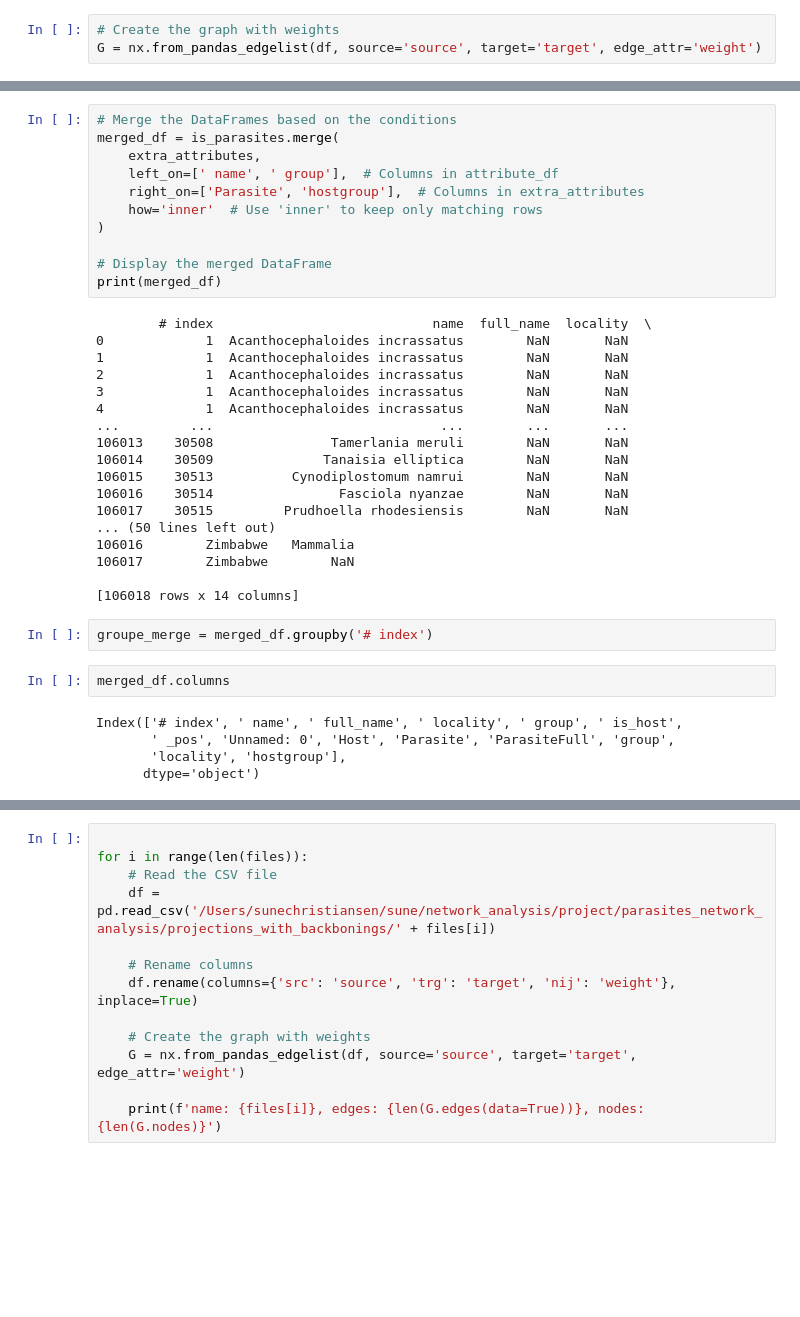
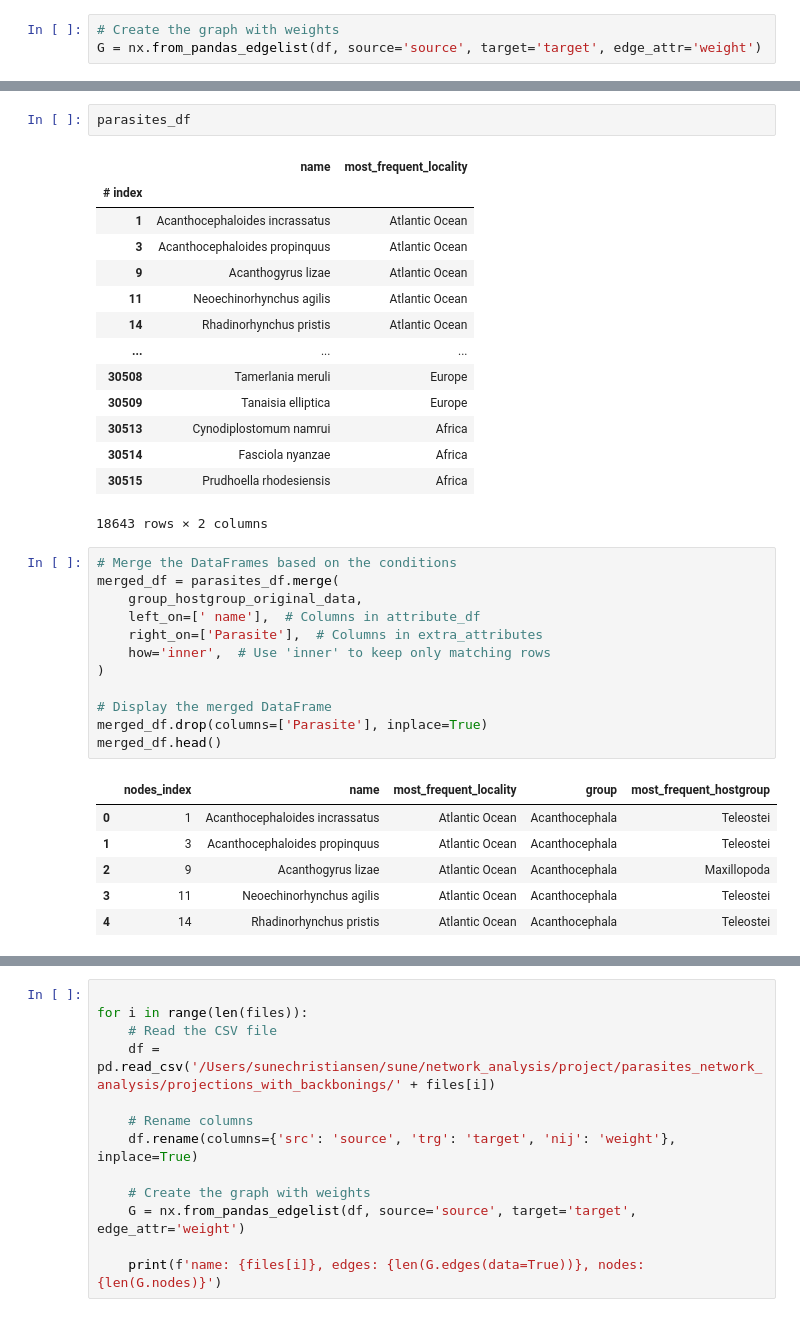
Before and after one commit to ikradnegyhusz/parasites_network_analysis, a Jupyter notebook: notebooks/0.01-skc-projection_test.ipynb, the cells around one changed output, grey strips where cells are left out. Saved outputs shown, nothing was run; the diff lists cells and outputs as text; blank space fills up the shorter version.

```diff
--- a/notebooks/0.01-skc-projection_test.ipynb
+++ b/notebooks/0.01-skc-projection_test.ipynb
@@ -57,38 +120,36 @@ is_parasites
+# %%
+parasites_df
+# %% [output]
+|  | name | most_frequent_locality |
+| # index |  |  |
+| 1 | Acanthocephaloides incrassatus | Atlantic Ocean |
+| 3 | Acanthocephaloides propinquus | Atlantic Ocean |
+| 9 | Acanthogyrus lizae | Atlantic Ocean |
+| 11 | Neoechinorhynchus agilis | Atlantic Ocean |
+| 14 | Rhadinorhynchus pristis | Atlantic Ocean |
+| ... | ... | ... |
+| 30508 | Tamerlania meruli | Europe |
+| 30509 | Tanaisia elliptica | Europe |
+| 30513 | Cynodiplostomum namrui | Africa |
+| 30514 | Fasciola nyanzae | Africa |
+| 30515 | Prudhoella rhodesiensis | Africa |
+18643 rows × 2 columns
 # %%
 # Merge the DataFrames based on the conditions
-merged_df = is_parasites.merge(
-    extra_attributes,
-    left_on=[' name', ' group'],  # Columns in attribute_df
-    right_on=['Parasite', 'hostgroup'],  # Columns in extra_attributes
-    how='inner'  # Use 'inner' to keep only matching rows
+merged_df = parasites_df.merge(
+    group_hostgroup_original_data,
+    left_on=[' name'],  # Columns in attribute_df
+    right_on=['Parasite'],  # Columns in extra_attributes
+    how='inner',  # Use 'inner' to keep only matching rows
 )
 
 # Display the merged DataFrame
-print(merged_df)
+merged_df.drop(columns=['Parasite'], inplace=True)
+merged_df.head()
 # %% [output]
-        # index                            name  full_name  locality  \
-0             1  Acanthocephaloides incrassatus        NaN       NaN
-1             1  Acanthocephaloides incrassatus        NaN       NaN
-2             1  Acanthocephaloides incrassatus        NaN       NaN
-3             1  Acanthocephaloides incrassatus        NaN       NaN
-4             1  Acanthocephaloides incrassatus        NaN       NaN
-...         ...                             ...        ...       ...
-106013    30508               Tamerlania meruli        NaN       NaN
-106014    30509              Tanaisia elliptica        NaN       NaN
-106015    30513          Cynodiplostomum namrui        NaN       NaN
-106016    30514                Fasciola nyanzae        NaN       NaN
-106017    30515         Prudhoella rhodesiensis        NaN       NaN
-... (50 lines left out)
-106016        Zimbabwe   Mammalia
-106017        Zimbabwe        NaN
-
-[106018 rows x 14 columns]
+|  | nodes_index | name | most_frequent_locality | group | most_frequent_hostgroup |
+| 0 | 1 | Acanthocephaloides incrassatus | Atlantic Ocean | Acanthocephala | Teleostei |
+| 1 | 3 | Acanthocephaloides propinquus | Atlantic Ocean | Acanthocephala | Teleostei |
+| 2 | 9 | Acanthogyrus lizae | Atlantic Ocean | Acanthocephala | Maxillopoda |
+| 3 | 11 | Neoechinorhynchus agilis | Atlantic Ocean | Acanthocephala | Teleostei |
+| 4 | 14 | Rhadinorhynchus pristis | Atlantic Ocean | Acanthocephala | Teleostei |
-# %%
-groupe_merge = merged_df.groupby('# index')
-# %%
-merged_df.columns
-# %% [output]
-Index(['# index', ' name', ' full_name', ' locality', ' group', ' is_host',
-       ' _pos', 'Unnamed: 0', 'Host', 'Parasite', 'ParasiteFull', 'group',
-       'locality', 'hostgroup'],
-      dtype='object')
```
Also changed, not shown: parts of 22 cells of this notebook.
